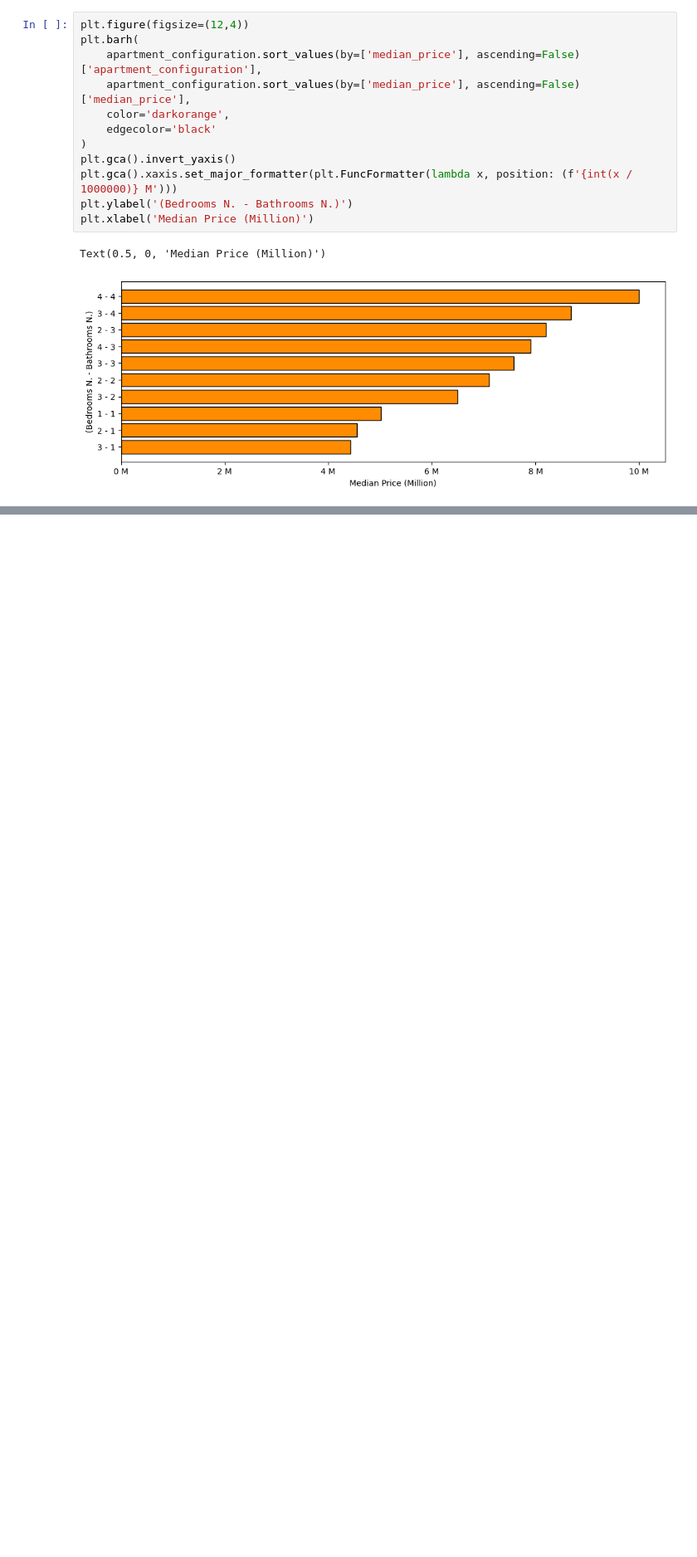
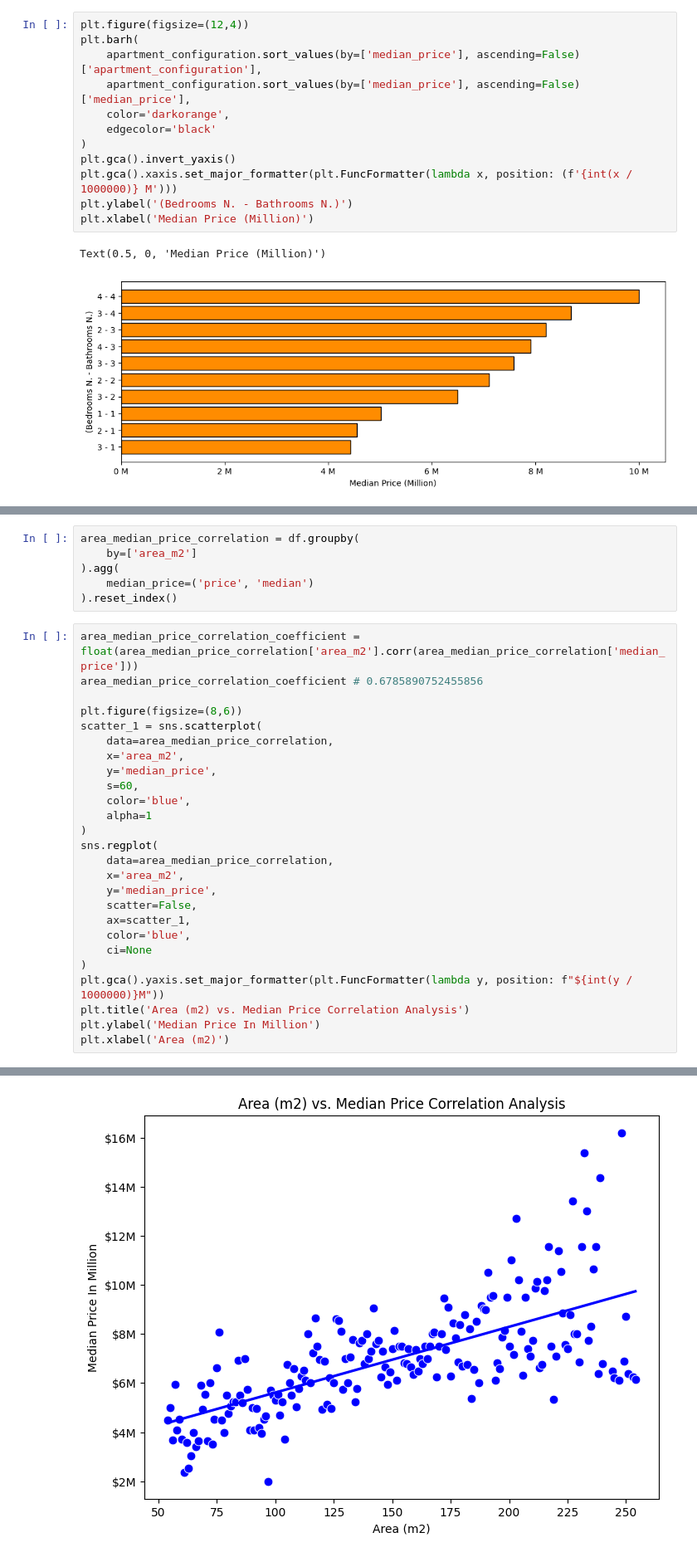
Before and after one commit to Geoshy/Bayut_Egypt_Real_Estate_Website_Data_Analysis_Project, a Jupyter notebook: Jupyter Notebooks/3_Bivariate_Analysis.ipynb, the cells around one changed output, grey strips where cells are left out. Shown at 83% size. Saved outputs shown, nothing was run; the diff lists cells and outputs as text; blank space fills up the shorter version.

```diff
--- a/Jupyter Notebooks/2_Bivariate_Analysis.ipynb
+++ b/Jupyter Notebooks/3_Bivariate_Analysis.ipynb
@@ -288,0 +274,33 @@ The ratio tends to cluster around certain values, indicating common trends in ap
+# %%
+area_median_price_correlation = df.groupby(
+    by=['area_m2']
+).agg(
+    median_price=('price', 'median')
+).reset_index()
+# %%
+area_median_price_correlation_coefficient = float(area_median_price_correlation['area_m2'].corr(area_median_price_correlation['median_price']))
+area_median_price_correlation_coefficient # 0.6785890752455856
+
+plt.figure(figsize=(8,6))
+scatter_1 = sns.scatterplot(
+    data=area_median_price_correlation,
+    x='area_m2',
+    y='median_price',
+    s=60,
+    color='blue',
+    alpha=1
+)
+sns.regplot(
+    data=area_median_price_correlation,
+    x='area_m2',
+    y='median_price',
+    scatter=False,
+    ax=scatter_1,
+    color='blue',
+    ci=None
+)
+plt.gca().yaxis.set_major_formatter(plt.FuncFormatter(lambda y, position: f"${int(y / 1000000)}M"))
+plt.title('Area (m2) vs. Median Price Correlation Analysis')
+plt.ylabel('Median Price In Million')
+plt.xlabel('Area (m2)')
+# %% [output]
@@ -288,0 +308 @@ The ratio tends to cluster around certain values, indicating common trends in ap
+[figure, added]
```
Also changed, not shown: parts of 19 cells of this notebook, 3 other files.
